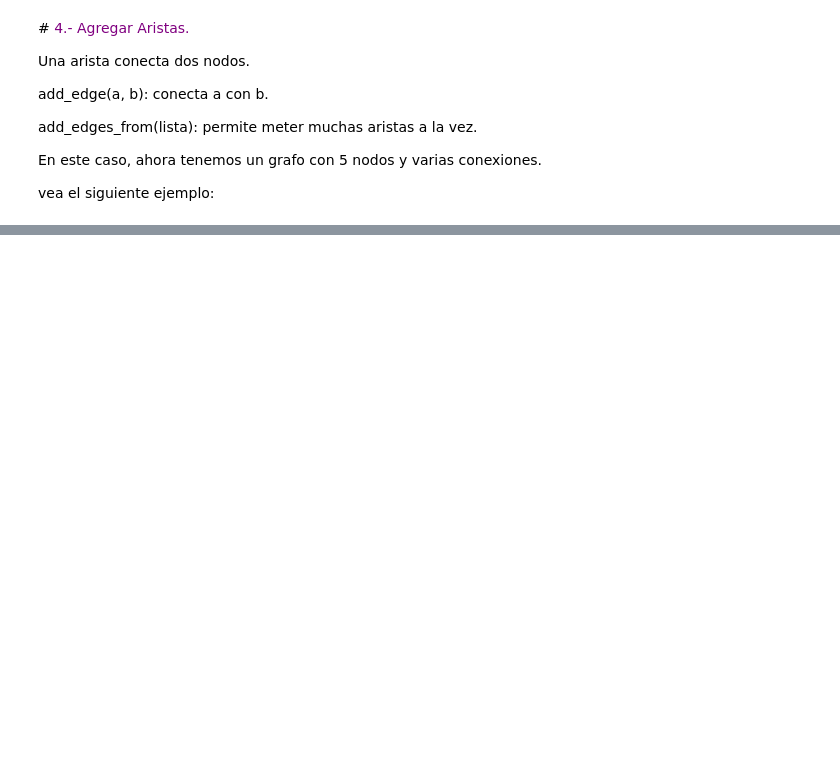
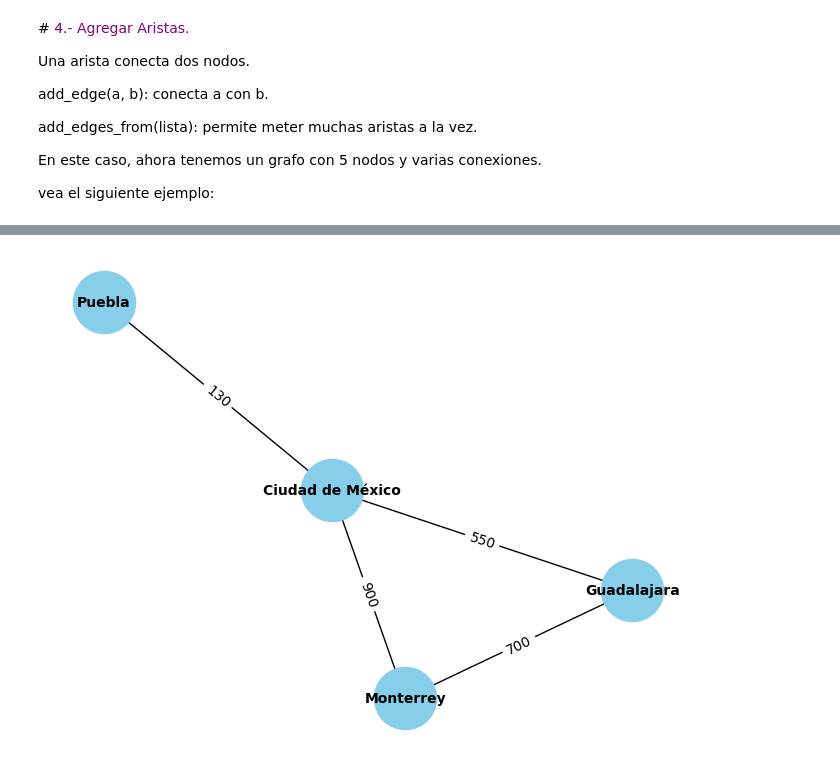
Before and after one commit to PerdomoVergaraFernando/Investigaciones-de-operaciones-, a Jupyter notebook: GraficadeRedes.ipynb, the cells around one changed output, grey strips where cells are left out. Drawn from its saved outputs; the diff is of its cells as text; code cells hidden in the pictures; blank space fills up the shorter version.

```diff
--- a/GraficadeRedes.ipynb
+++ b/GraficadeRedes.ipynb
@@ -166,0 +213,82 @@ nx.draw_networkx(J)
+# %%
+## 1.- Crear el grafo:
+
+import networkx as nx
+import matplotlib.pyplot as plt
+
+# Creamos un grafo no dirigido
+G = nx.Graph()
+
+## 2.- Agregar nodos (ciudades):
+
+# Agregar nodos con atributos (población en millones)
+G.add_nodes_from([
+    ("Ciudad de México", {"poblacion": 9}),
+    ("Guadalajara", {"poblacion": 1.5}),
+    ("Monterrey", {"poblacion": 1.1}),
+    ("Puebla", {"poblacion": 1.7}),
+    ("Querétaro", {"poblacion": 0.9})
+])
+
+## 3.- Agregar aristas (rutas con distancias):
+
+# Agregar rutas con su distancia en km
+G.add_edges_from([
+    ("Ciudad de México", "Guadalajara", {"distancia": 550}),
+    ("Ciudad de México", "Monterrey", {"distancia": 900}),
+    ("Ciudad de México", "Puebla", {"distancia": 130}),
+    ("Ciudad de México", "Querétaro", {"distancia": 220}),
+    ("Guadalajara", "Monterrey", {"distancia": 700}),
+    ("Puebla", "Querétaro", {"distancia": 280})
+])
+
+## 4.- Explorar el grafo:
+
+# Ver nodos y sus atributos
+print("Nodos:", G.nodes(data=True))
+
+# Ver aristas con sus atributos
+print("Aristas:", G.edges(data=True))
+
+# Ver vecinos de Ciudad de México
+print("Vecinos de Ciudad de México:", list(G.adj["Ciudad de México"]))
+
+# Ver grado de Guadalajara (cuántas rutas salen de ahí)
+print("Grado de Guadalajara:", G.degree["Guadalajara"])
+
+## 5.- Eliminar nodos y aristas:
+
+# Supongamos que cerramos la ruta Puebla-Querétaro
+G.remove_edge("Puebla", "Querétaro")
+
+# Y Querétaro queda fuera de la red
+G.remove_node("Querétaro")
+
+## 6.- Visualización del grafo:
+
+# Dibujar el grafo
+pos = nx.spring_layout(G, seed=42)  # Layout para la posición de los nodos
+
+# Dibujar nodos y aristas
+nx.draw(G, pos, with_labels=True, node_color="skyblue", node_size=2000, font_size=10, font_weight="bold")
+
+# Dibujar etiquetas con las distancias en las aristas
+labels = nx.get_edge_attributes(G, "distancia")
+nx.draw_networkx_edge_labels(G, pos, edge_labels=labels)
+
+plt.show()
+
+## 7.- Camino mas corto:
+
+# Camino más corto en número de saltos
+camino1 = nx.shortest_path(G, source="Ciudad de México", target="Monterrey")
+print("Camino más corto en saltos:", camino1)
+
+# Camino más corto en distancia (usando el atributo 'distancia')
+camino2 = nx.shortest_path(G, source="Ciudad de México", target="Monterrey", weight="distancia")
+print("Camino más corto en distancia:", camino2)
+
+# Distancia total del camino más corto
+distancia_total = nx.shortest_path_length(G, source="Ciudad de México", target="Monterrey", weight="distancia")
+print("Distancia total:", distancia_total, "km")
+# %% [output]
@@ -166,0 +299 @@ nx.draw_networkx(J)
+[figure, added]
```
Also changed, not shown: parts of 14 cells of this notebook.
